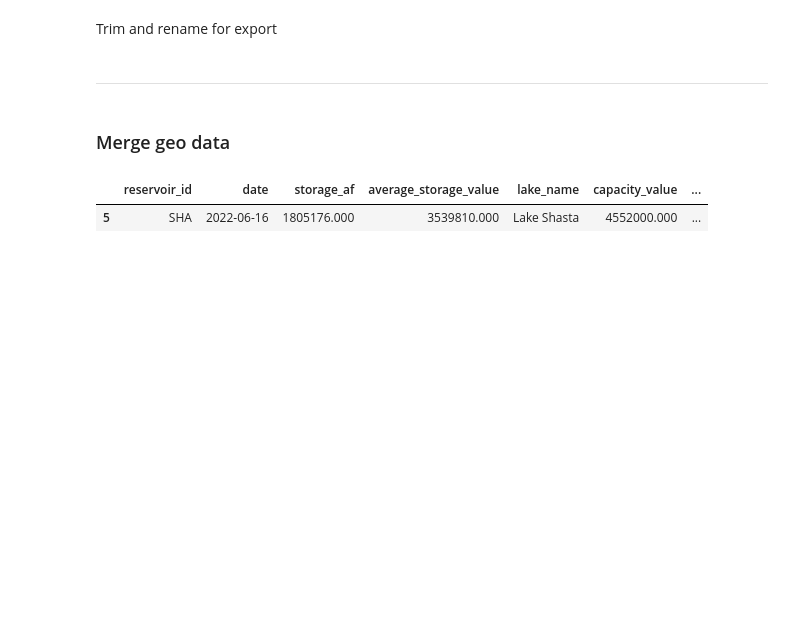
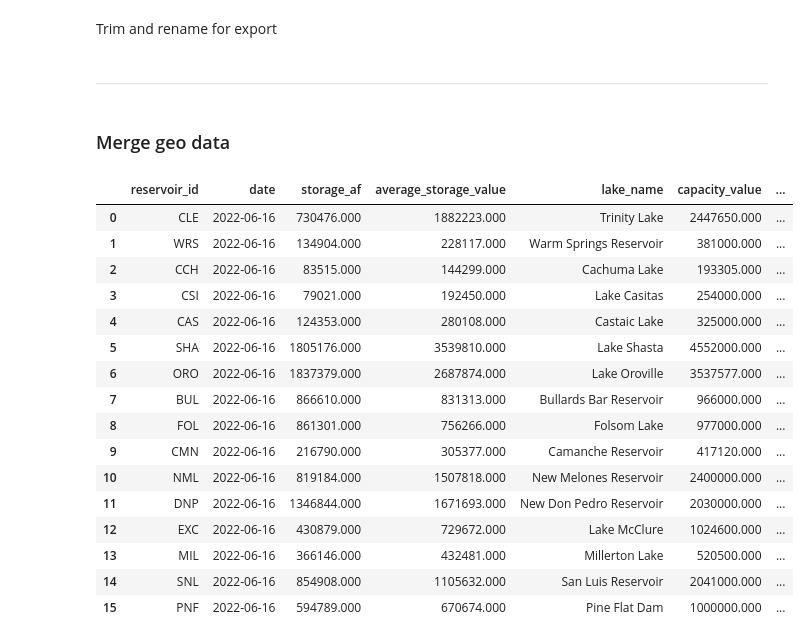
Before and after one commit to datadesk/california-drought-scrapers, a Jupyter notebook: processors/reservoirs-all.ipynb, the cells around one changed output. Saved outputs shown, nothing was run; the diff lists cells and outputs as text; code cells hidden in the pictures; blank space fills up the shorter version.

```diff
--- a/processors/reservoirs-all.ipynb
+++ b/processors/reservoirs-all.ipynb
@@ -272,9 +272,24 @@ merge_coords = pd.merge(
 # %%
 merge_coords.lake_name = merge_coords.lake_name.str.strip()
 # %%
-merge_coords[merge_coords.lake_name=="Lake Shasta"]
+merge_coords#[merge_coords.lake_name=="Lake Shasta"]
 # %% [output]
 |  | reservoir_id | date | storage_af | average_storage_value | lake_name | capacity_value | ... |
+| 0 | CLE | 2022-06-16 | 730476.000 | 1882223.000 | Trinity Lake | 2447650.000 | ... |
+| 1 | WRS | 2022-06-16 | 134904.000 | 228117.000 | Warm Springs Reservoir | 381000.000 | ... |
+| 2 | CCH | 2022-06-16 | 83515.000 | 144299.000 | Cachuma Lake | 193305.000 | ... |
+| 3 | CSI | 2022-06-16 | 79021.000 | 192450.000 | Lake Casitas | 254000.000 | ... |
+| 4 | CAS | 2022-06-16 | 124353.000 | 280108.000 | Castaic Lake | 325000.000 | ... |
 | 5 | SHA | 2022-06-16 | 1805176.000 | 3539810.000 | Lake Shasta | 4552000.000 | ... |
+| 6 | ORO | 2022-06-16 | 1837379.000 | 2687874.000 | Lake Oroville | 3537577.000 | ... |
+| 7 | BUL | 2022-06-16 | 866610.000 | 831313.000 | Bullards Bar Reservoir | 966000.000 | ... |
+| 8 | FOL | 2022-06-16 | 861301.000 | 756266.000 | Folsom Lake | 977000.000 | ... |
+| 9 | CMN | 2022-06-16 | 216790.000 | 305377.000 | Camanche Reservoir | 417120.000 | ... |
+| 10 | NML | 2022-06-16 | 819184.000 | 1507818.000 | New Melones Reservoir | 2400000.000 | ... |
+| 11 | DNP | 2022-06-16 | 1346844.000 | 1671693.000 | New Don Pedro Reservoir | 2030000.000 | ... |
+| 12 | EXC | 2022-06-16 | 430879.000 | 729672.000 | Lake McClure | 1024600.000 | ... |
+| 13 | MIL | 2022-06-16 | 366146.000 | 432481.000 | Millerton Lake | 520500.000 | ... |
+| 14 | SNL | 2022-06-16 | 854908.000 | 1105632.000 | San Luis Reservoir | 2041000.000 | ... |
+| 15 | PNF | 2022-06-16 | 594789.000 | 670674.000 | Pine Flat Dam | 1000000.000 | ... |
 # %%
 merge_coords.to_csv("../data/processed/reservoirs/reservoirs-with-points.csv", index=False)
```
Also changed, not shown: 4 other files.
